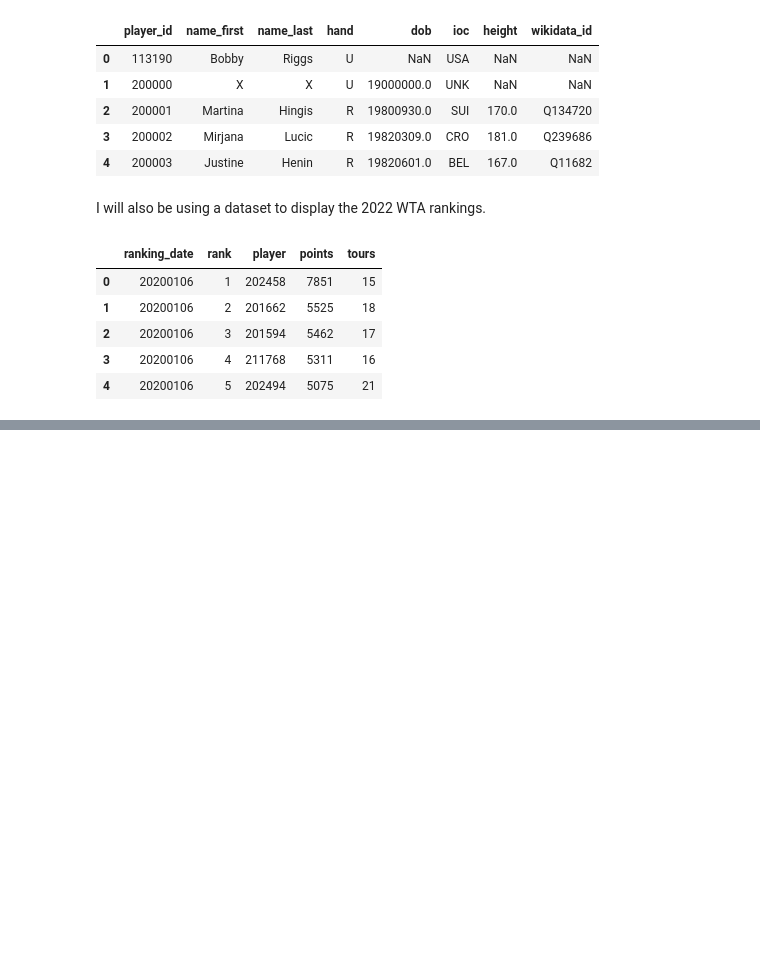
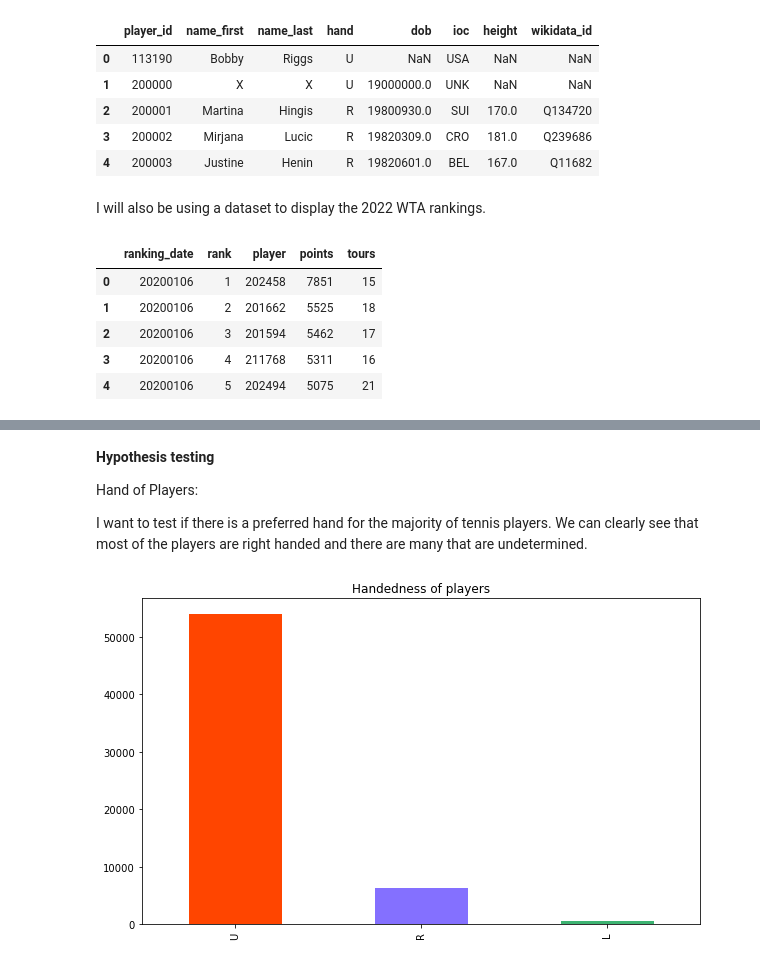
Before and after one commit to nilakarthikesan/fall2022, a Jupyter notebook: 320FINALPROJECT.ipynb, the cells around one changed output, grey strips where cells are left out. Saved outputs shown, nothing was run; the diff lists cells and outputs as text; code cells hidden in the pictures; blank space fills up the shorter version.

```diff
--- a/320FINALPROJECT.ipynb
+++ b/320FINALPROJECT.ipynb
@@ -79,0 +79,12 @@ plt.show()
+# %% [markdown]
+**Hypothesis testing**
+
+
+Hand of Players:
+
+I want to test if there is a preferred hand for the majority of tennis players. We can clearly see that most of the players are right handed and there are many that are undetermined.
+# %%
+players['hand'].value_counts().plot.bar(color={'#8470ff','#3cb371','#ff4500'},figsize=(10,6),title="Handedness of players")
+plt.show()
+# %% [output]
+[figure, added]
```
Also changed, not shown: parts of 11 cells of this notebook.
